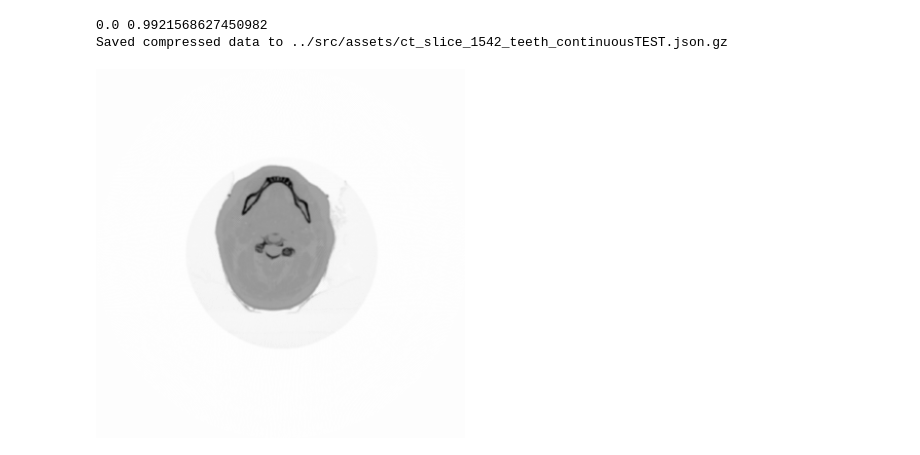
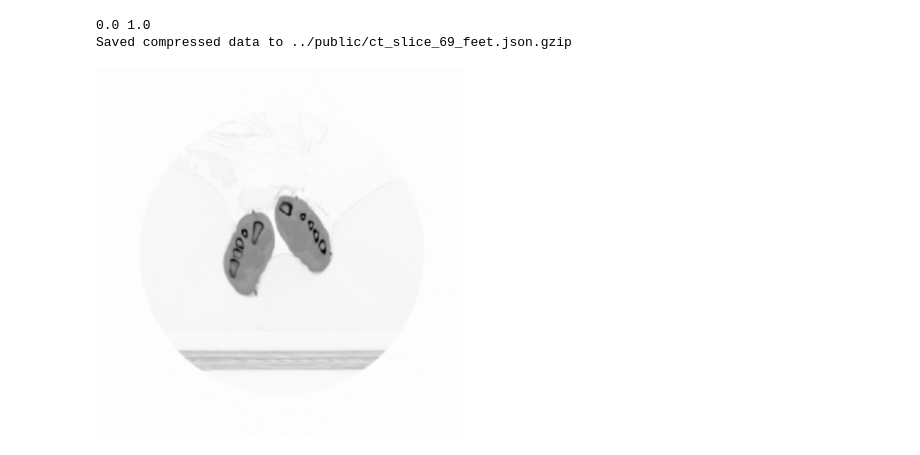
Before and after one commit to Octoframes/js-matrix-benchmark, a Jupyter notebook: notebooks_for_dev/Generate_pre_rendered_images_json.ipynb, the cells around one changed output. Cells and saved outputs as stored; diff of their text form; code cells hidden in the pictures.

```diff
--- a/notebooks_for_dev/Generate_pre_rendered_images_json.ipynb
+++ b/notebooks_for_dev/Generate_pre_rendered_images_json.ipynb
@@ -23,9 +23,11 @@ def show(img, cmap="gray"):
     plt.axis("off")
 
 
+name = "ct_slice_69_feet.png"
+
 # name = "ct_slice_730_upper_legs.png"
 # name = "ct_slice_1342_breast.png"
-name = "ct_slice_1542_teeth.png"
+# name = "ct_slice_1542_teeth.png"
 
 image_data = Image.open(name)
 image_data = np.array(image_data.convert("RGBA"))
@@ -48,34 +50,34 @@ for i in range(0, 20):
     filtered_imX_round = np.round(filtered_imX, 2)
     imgs.append(-filtered_imX_round)
 
 
 img_final = imgs[0] * 0
 
 for im in imgs:
     img_final += im
 
 plt.imshow(img_final, cmap="gray")
 plt.axis("off")
 
 
 
 # prepare json
 
 json_datastack = [im for im in imgs]
 json_content = {"data": json_datastack}
 
 # Path to the gzipped JSON file
-path = f"../src/assets/{name[:-4]}_continuousTEST.json.gz"
+path = f"../public/{name[:-4]}.json.gzip"
 
 # Open the file in binary write mode and wrap it with a gzip writer
 with gzip.open(path, 'wb') as jsonFile:
     # Dump the JSON data to a string and write it to the gzip writer
     json_str = json.dumps(json_content, indent=0, sort_keys=False, cls=NumpyArrayEncoder)
     jsonFile.write(json_str.encode('utf-8'))
 
 # Print a message to show that the file was successfully saved
 print(f"Saved compressed data to {path}")
 # %% [output]
-0.0 0.9921568627450982
-Saved compressed data to ../src/assets/ct_slice_1542_teeth_continuousTEST.json.gz
+0.0 1.0
+Saved compressed data to ../public/ct_slice_69_feet.json.gzip
-[figure, old version]
+[figure, new version]
```
Also changed, not shown: 5 other files.
